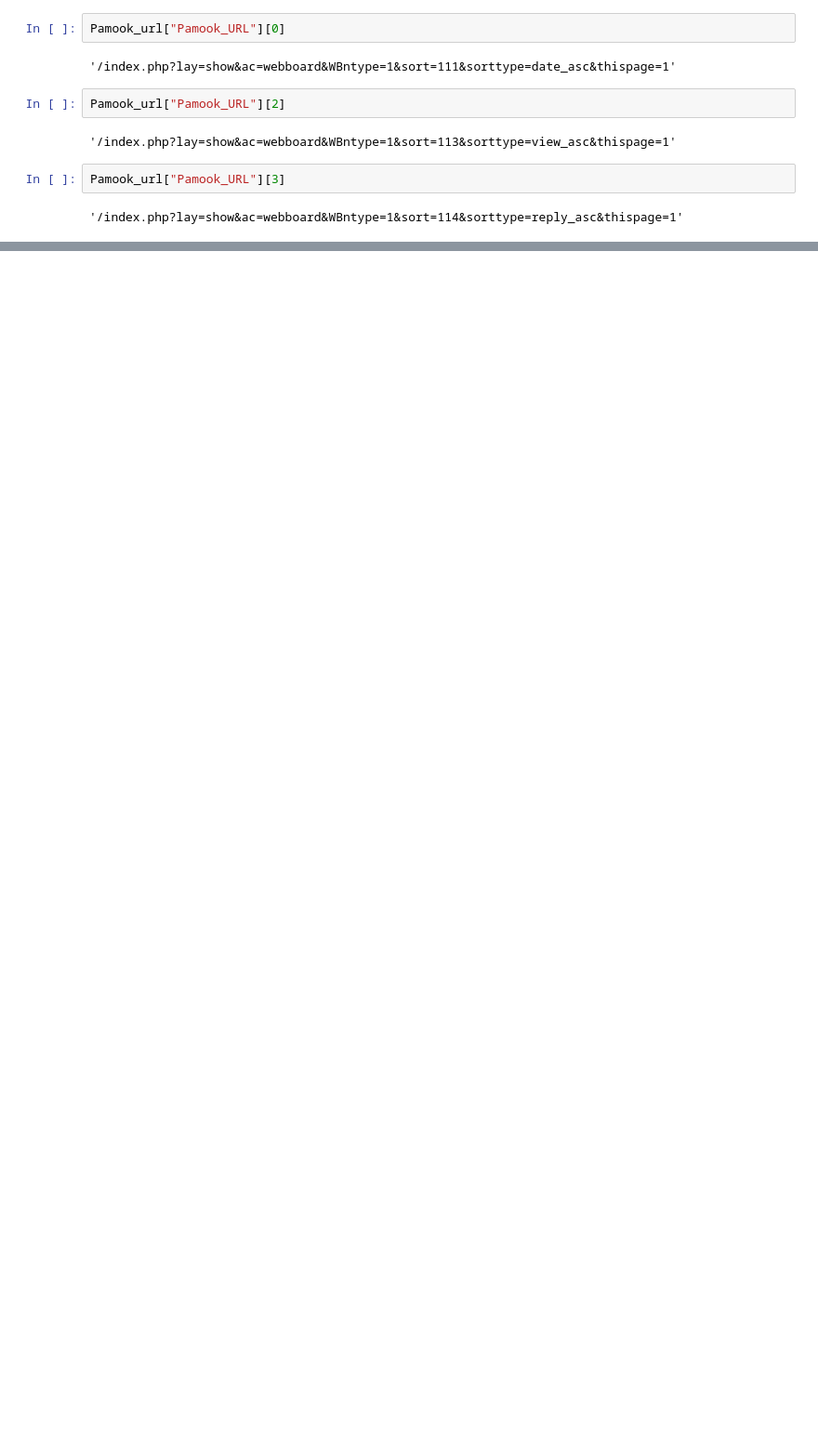
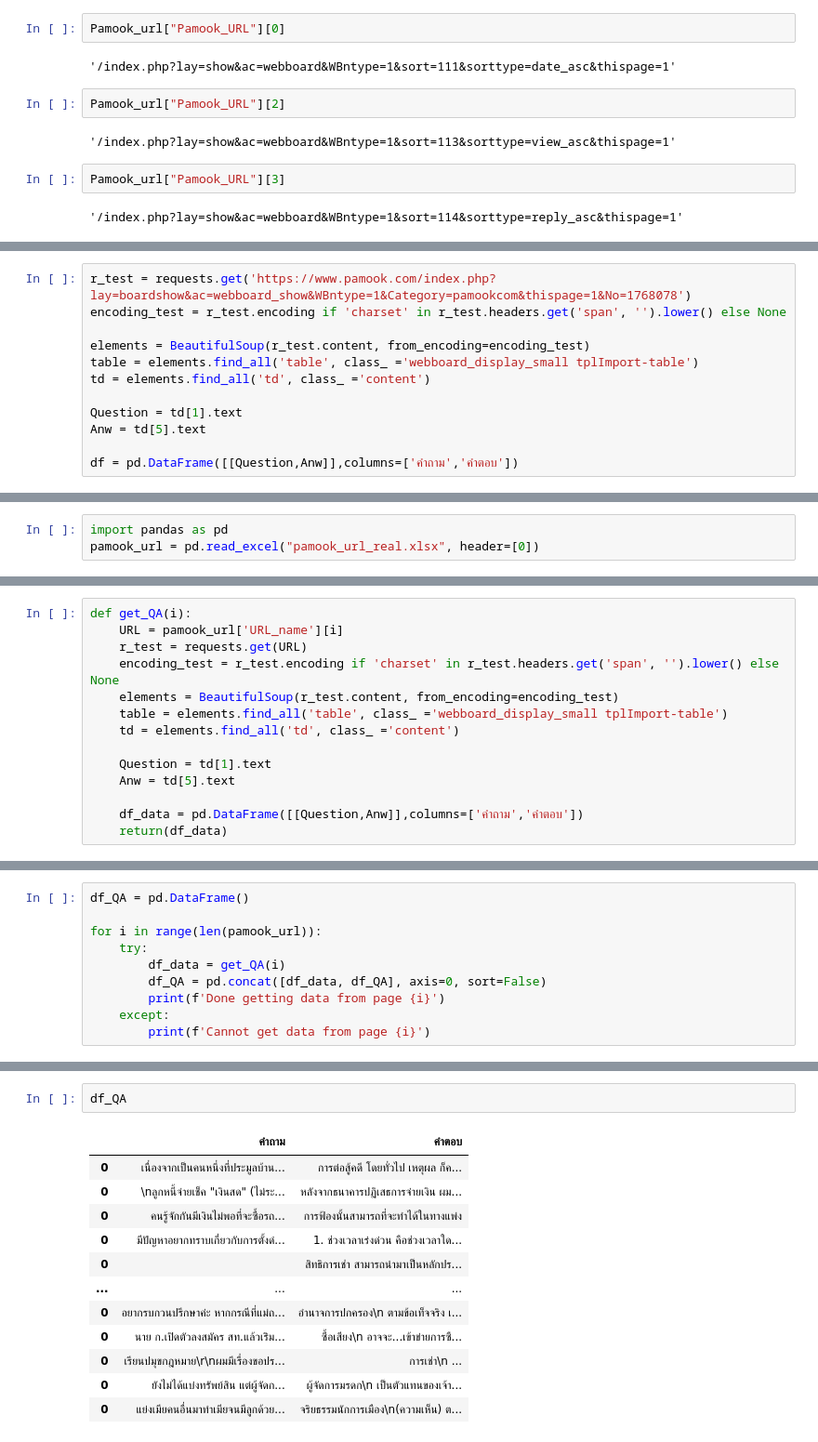
Before and after one commit to WiratchawaKannika/LegalDoc_project4, a Jupyter notebook: Scraping_PamookWeb.ipynb, the cells around one changed output, grey strips where cells are left out. Shown at 93% size. Saved outputs shown, nothing was run; the diff lists cells and outputs as text; blank space fills up the shorter version.

Commit message:
updateScrapingPamook

```diff
--- a/Scraping_PamookWeb.ipynb
+++ b/Scraping_PamookWeb.ipynb
@@ -306,0 +444,12 @@ df[df[2] != "Scheduled"] # filters with 2 being the column that has the value
+# %%
+r_test = requests.get('https://www.pamook.com/index.php?lay=boardshow&ac=webboard_show&WBntype=1&Category=pamookcom&thispage=1&No=1768078')
+encoding_test = r_test.encoding if 'charset' in r_test.headers.get('span', '').lower() else None
+
+elements = BeautifulSoup(r_test.content, from_encoding=encoding_test)
+table = elements.find_all('table', class_ ='webboard_display_small tplImport-table')
+td = elements.find_all('td', class_ ='content')
+
+Question = td[1].text
+Anw = td[5].text
+
+df = pd.DataFrame([[Question,Anw]],columns=['คำถาม','คำตอบ'])
@@ -306,0 +471,3 @@ df[df[2] != "Scheduled"] # filters with 2 being the column that has the value
+# %%
+import pandas as pd
+pamook_url = pd.read_excel("pamook_url_real.xlsx", header=[0])
@@ -306,0 +490,14 @@ df[df[2] != "Scheduled"] # filters with 2 being the column that has the value
+# %%
+def get_QA(i):
+    URL = pamook_url['URL_name'][i]
+    r_test = requests.get(URL)
+    encoding_test = r_test.encoding if 'charset' in r_test.headers.get('span', '').lower() else None
+    elements = BeautifulSoup(r_test.content, from_encoding=encoding_test)
+    table = elements.find_all('table', class_ ='webboard_display_small tplImport-table')
+    td = elements.find_all('td', class_ ='content')
+
+    Question = td[1].text
+    Anw = td[5].text
+
+    df_data = pd.DataFrame([[Question,Anw]],columns=['คำถาม','คำตอบ'])
+    return(df_data)
@@ -306,0 +513,10 @@ df[df[2] != "Scheduled"] # filters with 2 being the column that has the value
+# %%
+df_QA = pd.DataFrame()
+
+for i in range(len(pamook_url)):
+    try:
+        df_data = get_QA(i)
+        df_QA = pd.concat([df_data, df_QA], axis=0, sort=False)
+        print(f'Done getting data from page {i}')
+    except:
+        print(f'Cannot get data from page {i}')
@@ -306,0 +541,15 @@ df[df[2] != "Scheduled"] # filters with 2 being the column that has the value
+# %%
+df_QA
+# %% [output]
+|  | คำถาม | คำตอบ |
+| 0 | เนื่องจากเป็นคนหนึ่งที่ประมูลบ้าน... | การต่อสู้คดี โดยทั่วไป เหตุผล ก็ค... |
+| 0 | \nลูกหนี้จ่ายเช็ค "เงินสด" (ไม่ระ... | หลังจากธนาคารปฏิเสธการจ่ายเงิน ผม... |
+| 0 | คนรู้จักกันมีเงินไม่พอที่จะซื้อรถ... | การฟ้องนั้นสามารถที่จะทำได้ในทางแพ่ง |
+| 0 | มีปัญหาอยากทราบเกี่ยวกับการตั้งด่... | 1. ช่วงเวลาเร่งด่วน คือช่วงเวลาใด... |
+| 0 |  | สิทธิการเช่า สามารถนำมาเป็นหลักปร... |
+| ... | ... | ... |
+| 0 | อยากรบกวนปรึกษาค่ะ หากกรณีที่แม่ถ... | อำนาจการปกครอง\n ตามข้อเท็จจริง เ... |
+| 0 | นาย ก.เปิดตัวลงสมัคร สท.แล้วเร่ิม... | ซื้อเสียง\n อาจจะ...เข้าข่ายการซื... |
+| 0 | เรียนปมุขกฎหมาย\r\nผมมีเรื่องขอปร... | การเช่า\n ... |
+| 0 | ยังไม่ได้แบ่งทรัพย์สิน แต่ผู้จัดก... | ผู้จัดการมรดก\n เป็นตัวแทนของเจ้า... |
+| 0 | แย่งเมียคนอื่นมาทำเมียจนมีลูกด้วย... | จริยธรรมนักการเมือง\n(ความเห็น) ต... |
```
Also changed, not shown: parts of 96 cells of this notebook.
